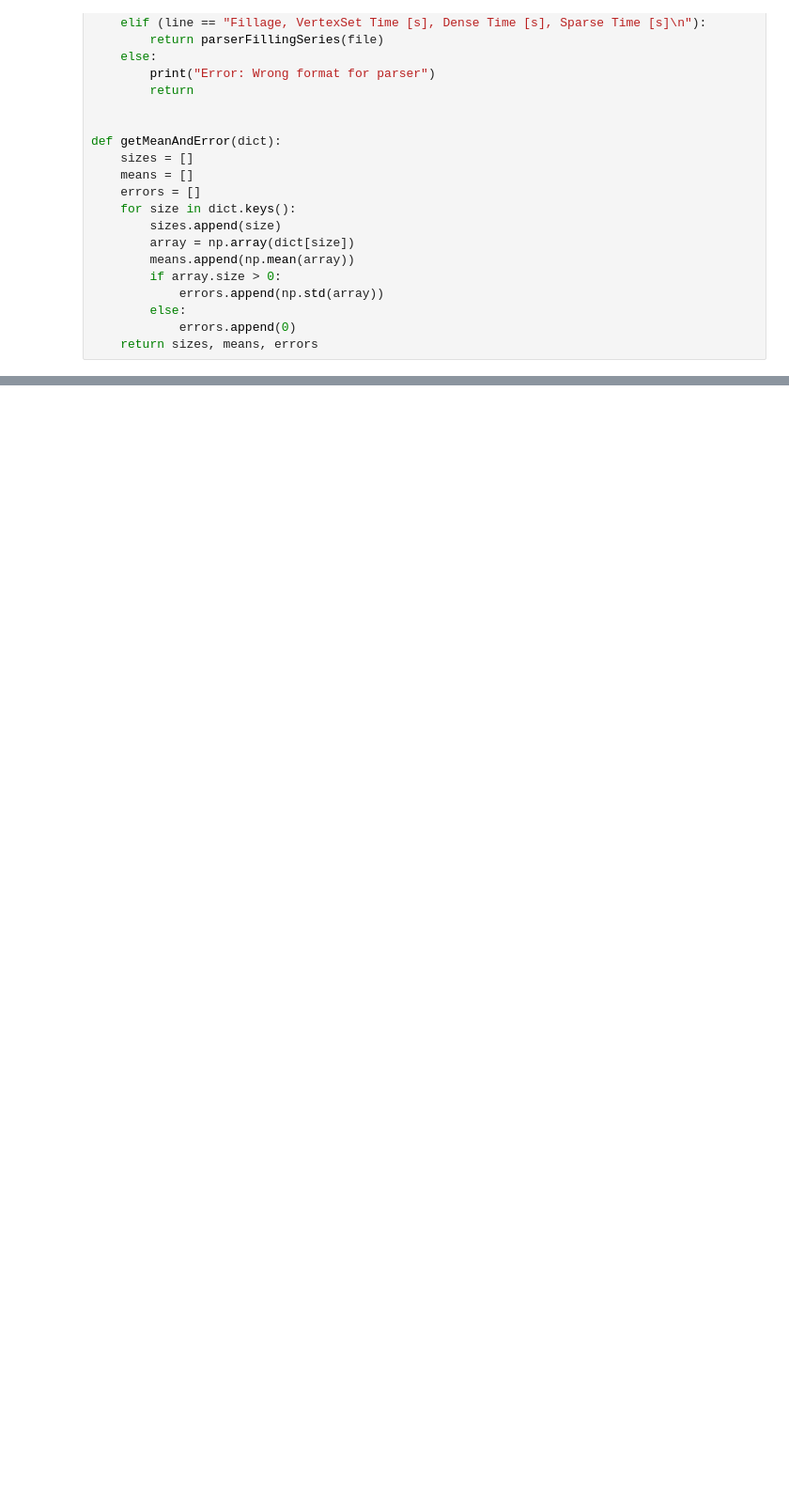
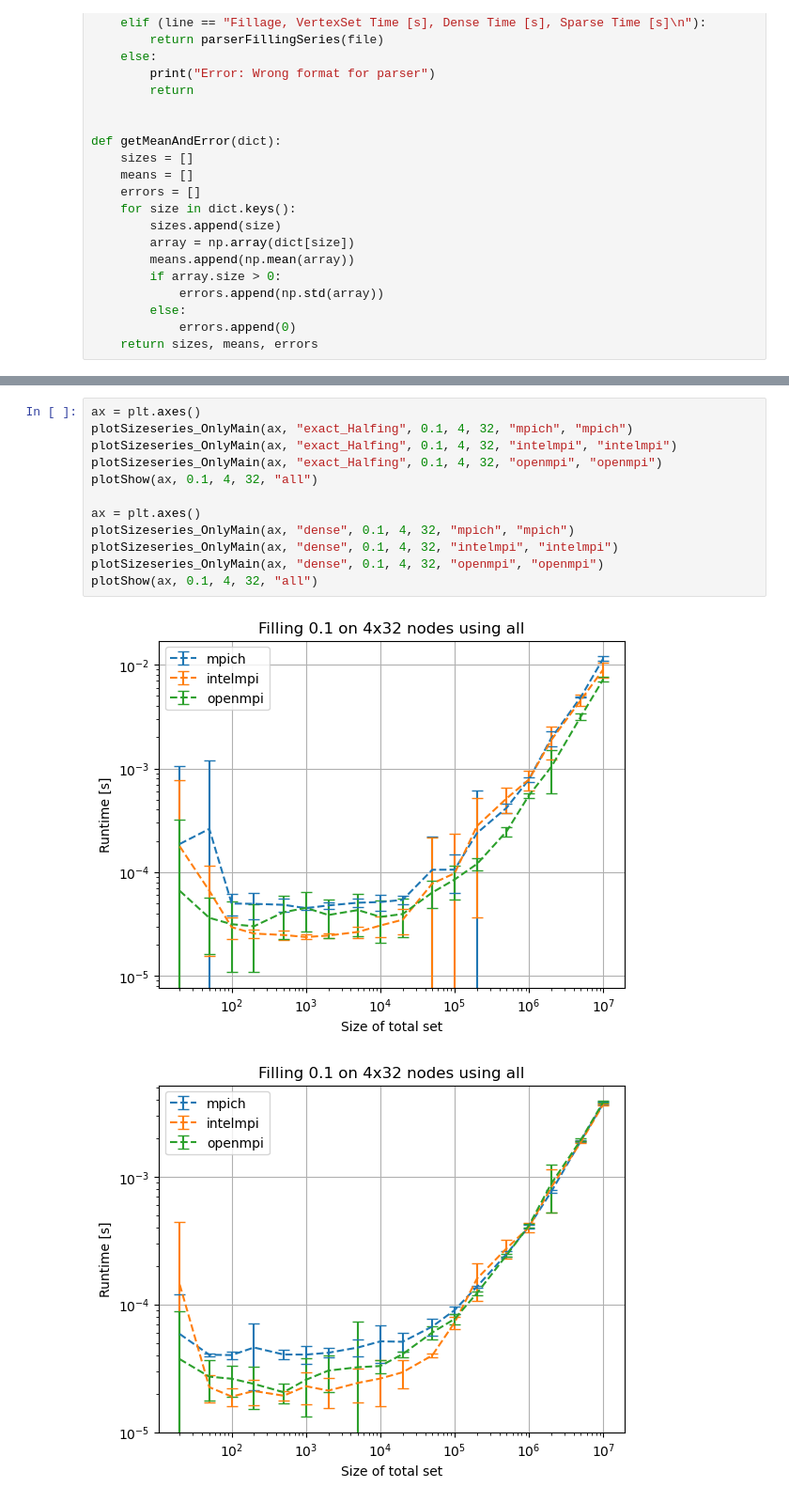
Before and after one commit to Frieder22/graph500, a Jupyter notebook: plots.ipynb, the cells around one changed output, grey strips where cells are left out. Shown at 94% size. Drawn from its saved outputs; the diff is of its cells as text; blank space fills up the shorter version.

```diff
--- a/plots.ipynb
+++ b/plots.ipynb
@@ -156,0 +196,15 @@ plt.savefig("./data/figs/sizeSeries.png")
+# %%
+ax = plt.axes()
+plotSizeseries_OnlyMain(ax, "exact_Halfing", 0.1, 4, 32, "mpich", "mpich")
+plotSizeseries_OnlyMain(ax, "exact_Halfing", 0.1, 4, 32, "intelmpi", "intelmpi")
+plotSizeseries_OnlyMain(ax, "exact_Halfing", 0.1, 4, 32, "openmpi", "openmpi")
+plotShow(ax, 0.1, 4, 32, "all")
+
+ax = plt.axes()
+plotSizeseries_OnlyMain(ax, "dense", 0.1, 4, 32, "mpich", "mpich")
+plotSizeseries_OnlyMain(ax, "dense", 0.1, 4, 32, "intelmpi", "intelmpi")
+plotSizeseries_OnlyMain(ax, "dense", 0.1, 4, 32, "openmpi", "openmpi")
+plotShow(ax, 0.1, 4, 32, "all")
+# %% [output]
+[figure, added]
+[figure, added]
```
Also changed, not shown: parts of 2 cells of this notebook.
